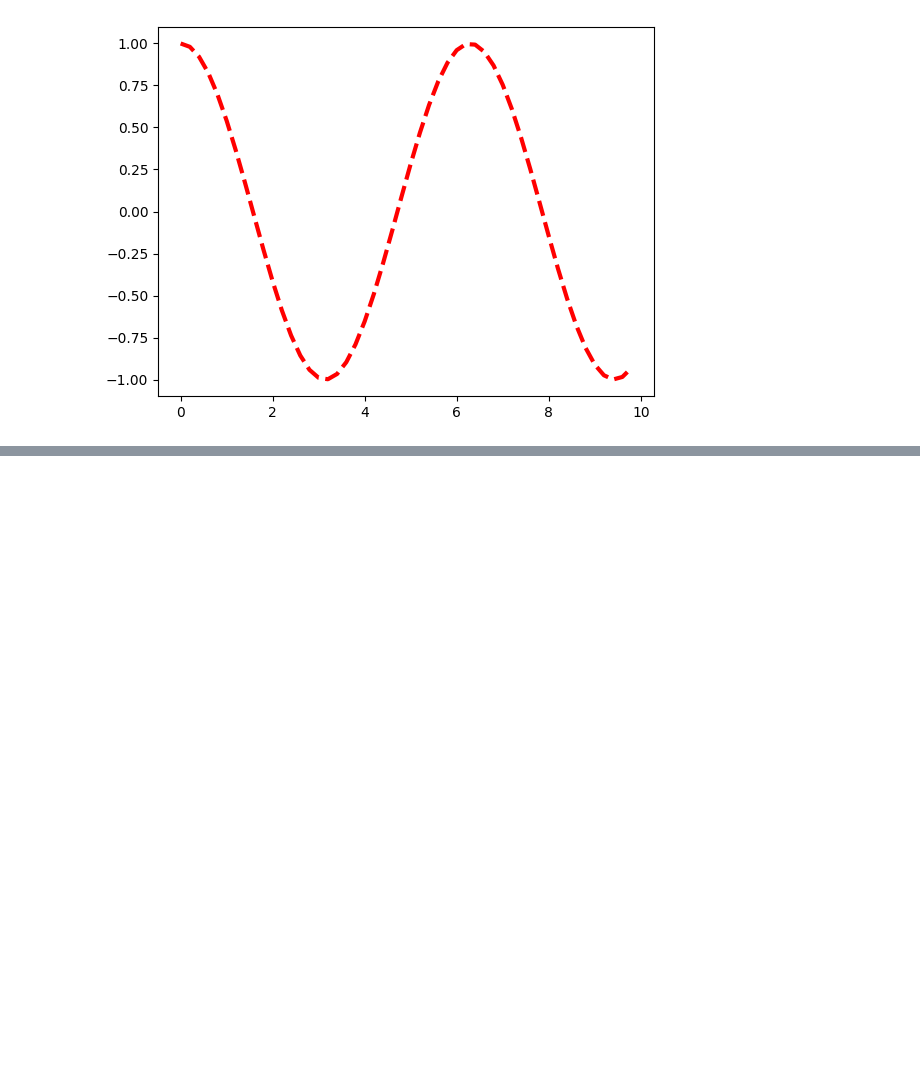
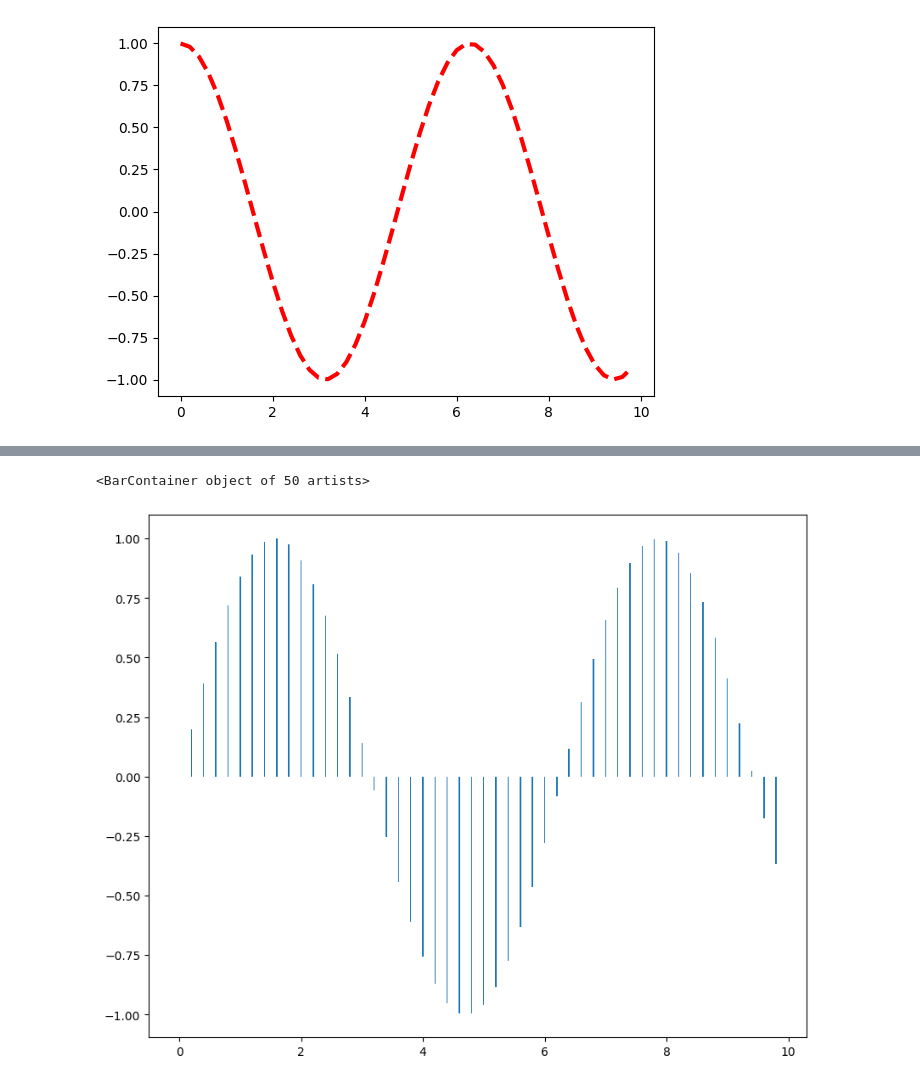
Before and after one commit to bmfatiur/Python-For-Beginners---OpenCV, a Jupyter notebook: 11 Matplotlib Fundamentals.ipynb, the cells around one changed output, grey strips where cells are left out. Saved outputs shown, nothing was run; the diff lists cells and outputs as text; code cells hidden in the pictures; blank space fills up the shorter version.

```diff
--- a/11 Matplotlib Fundamentals.ipynb
+++ b/11 Matplotlib Fundamentals.ipynb
@@ -64,0 +82,8 @@ NameError: name 'Files' is not defined
+# %%
+# Bar Plot
+# width may need to be tweaked
+fig, ax = plt.subplots(figsize=(10,8))
+ax.bar(x, y, width=0.02)
+# %% [output]
+<BarContainer object of 50 artists>
+[figure, added]
```
Also changed, not shown: parts of 13 cells of this notebook, 1 other file.
